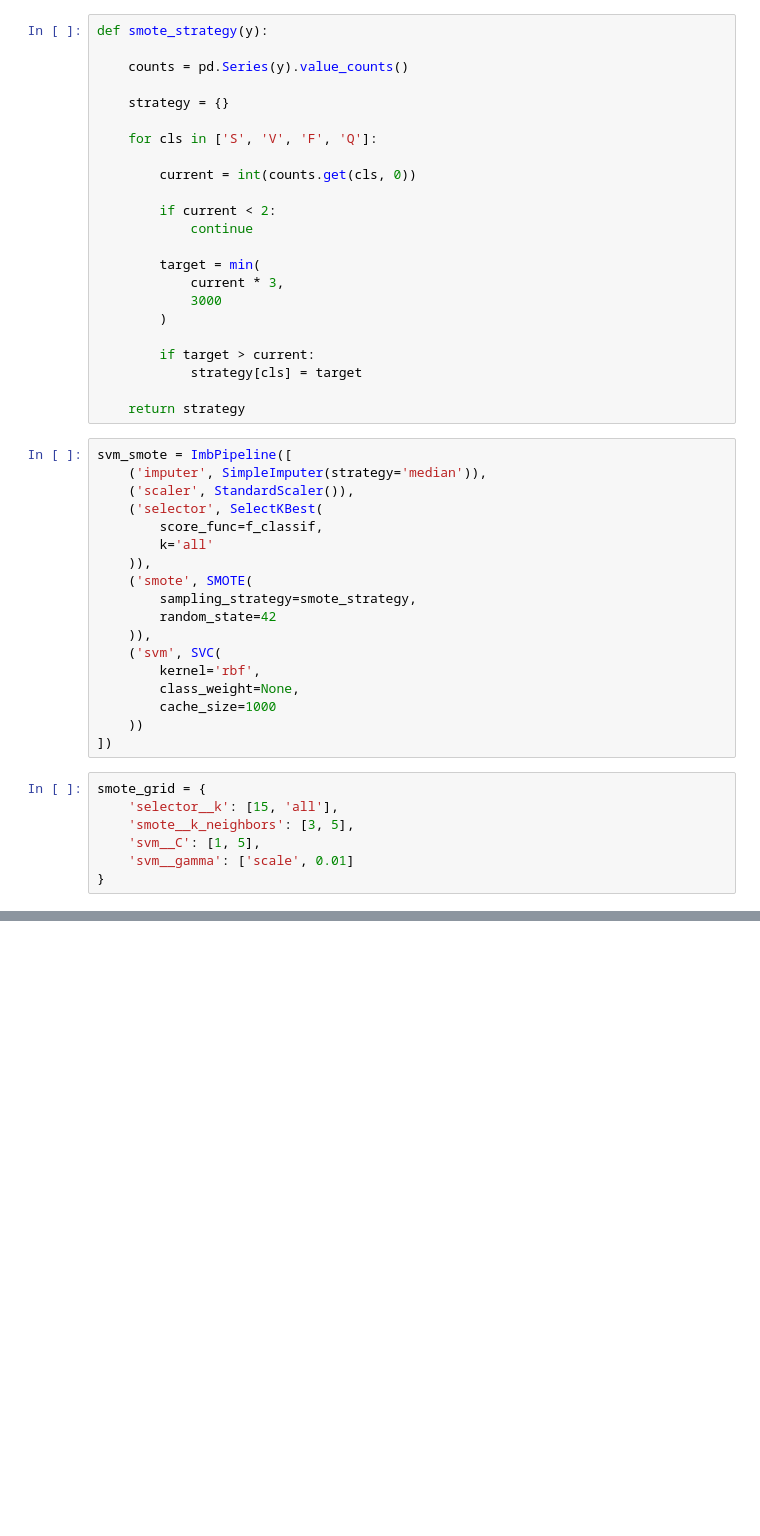
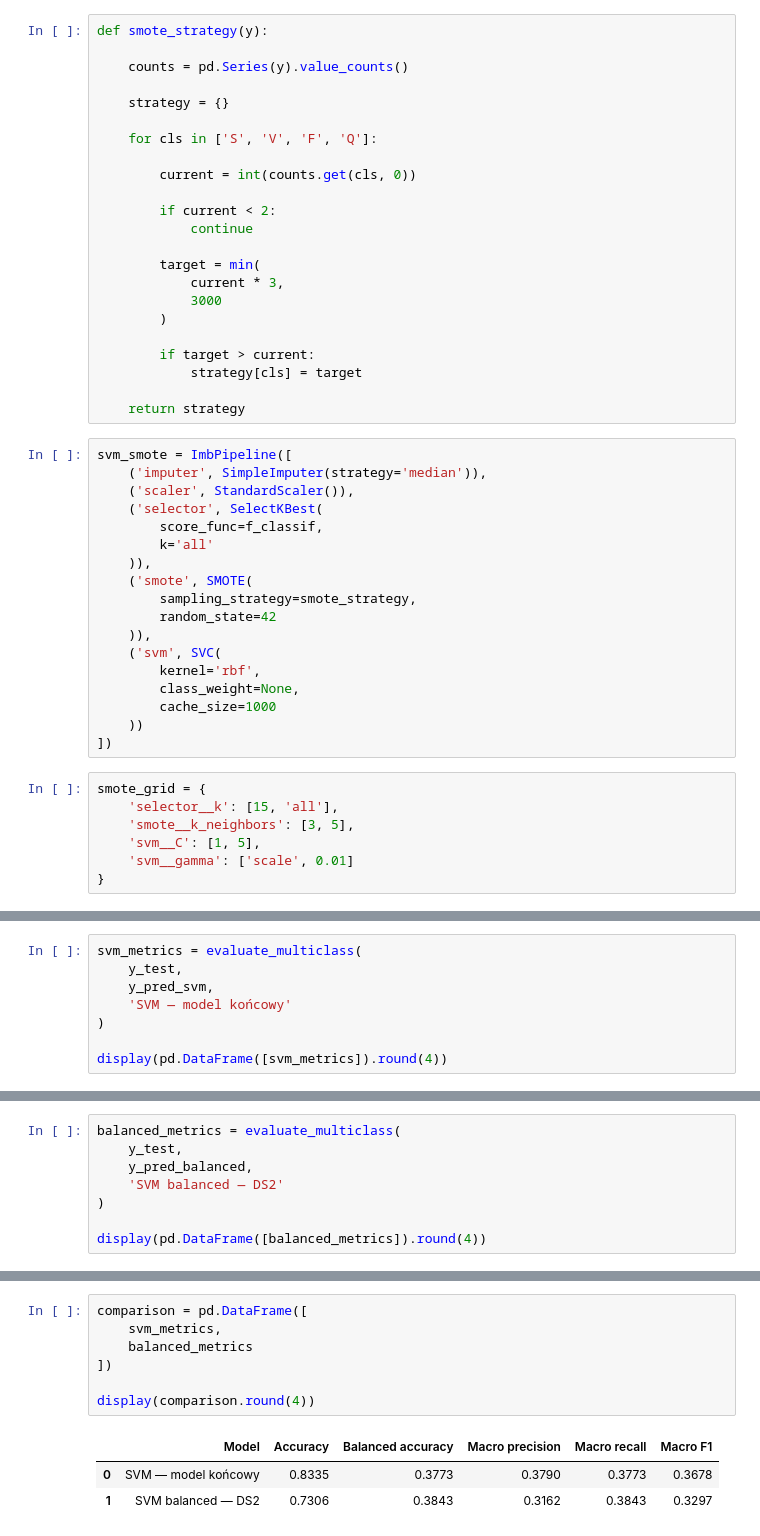
Before and after one commit to spoiler48/ecg-anomalies, a Jupyter notebook: notebooks/08_svm.ipynb, the cells around one changed output, grey strips where cells are left out. Drawn from its saved outputs; the diff is of its cells as text; blank space fills up the shorter version.

```diff
--- a/notebooks/08_svm.ipynb
+++ b/notebooks/08_svm.ipynb
@@ -763,0 +366,8 @@ display(fold_comparison.round(4))
+# %%
+svm_metrics = evaluate_multiclass(
+    y_test,
+    y_pred_svm,
+    'SVM — model końcowy'
+)
+
+display(pd.DataFrame([svm_metrics]).round(4))
@@ -763,0 +417,8 @@ display(fold_comparison.round(4))
+# %%
+balanced_metrics = evaluate_multiclass(
+    y_test,
+    y_pred_balanced,
+    'SVM balanced — DS2'
+)
+
+display(pd.DataFrame([balanced_metrics]).round(4))
@@ -763,0 +448,11 @@ display(fold_comparison.round(4))
+# %%
+comparison = pd.DataFrame([
+    svm_metrics,
+    balanced_metrics
+])
+
+display(comparison.round(4))
+# %% [output]
+|  | Model | Accuracy | Balanced accuracy | Macro precision | Macro recall | Macro F1 |
+| 0 | SVM — model końcowy | 0.8335 | 0.3773 | 0.3790 | 0.3773 | 0.3678 |
+| 1 | SVM balanced — DS2 | 0.7306 | 0.3843 | 0.3162 | 0.3843 | 0.3297 |
```
Also changed, not shown: parts of 43 cells of this notebook.
